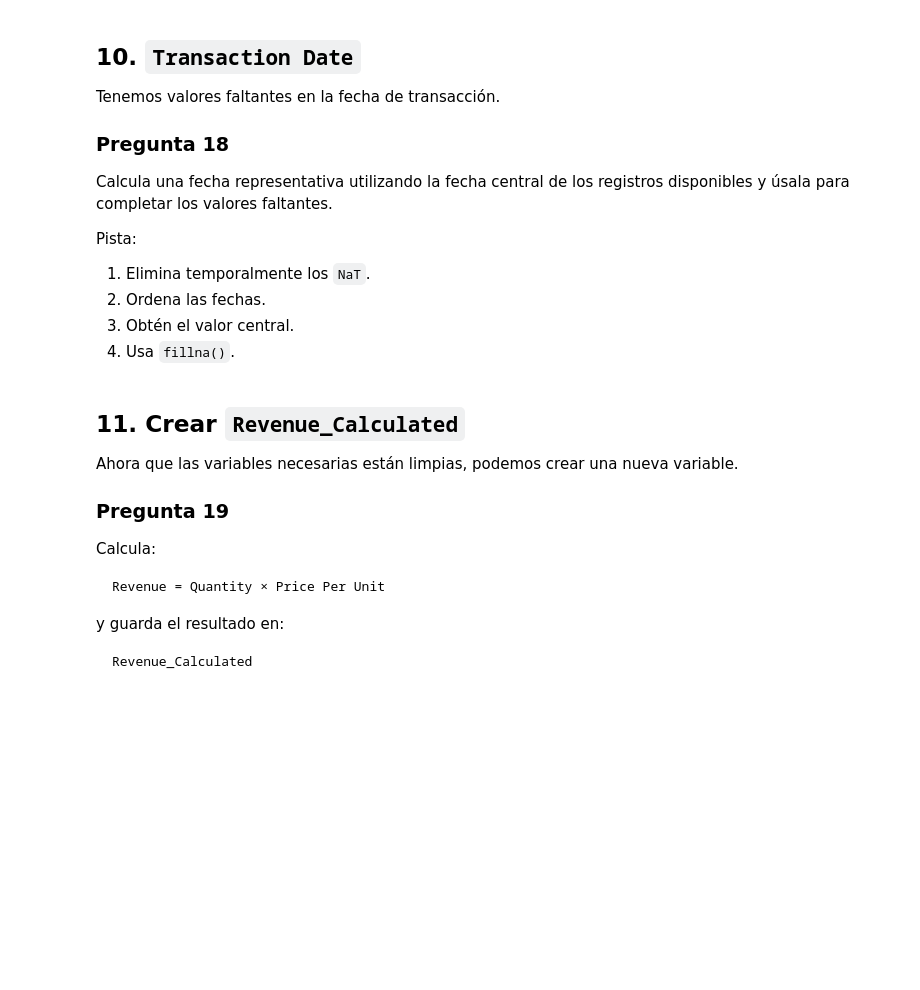
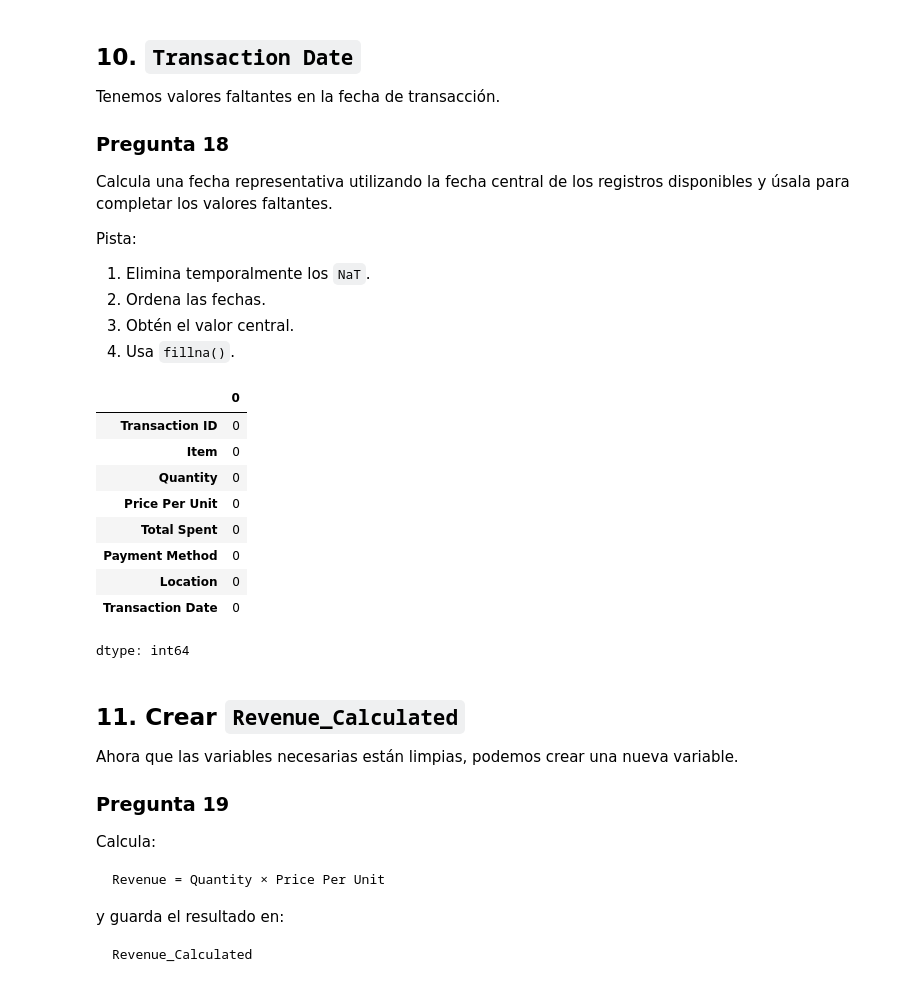
Before and after one commit to deije2226-wq/Bootcamp-Data-Science, a Jupyter notebook: 02_Python/Clase_08_Taller_Pandas_&_NumPy_Cafe_Sales.ipynb, the cells around one changed output. Saved outputs shown, nothing was run; the diff lists cells and outputs as text; code cells hidden in the pictures; blank space fills up the shorter version.

```diff
--- a/02_Python/Clase_08_Taller_Pandas_&_NumPy_Cafe_Sales.ipynb
+++ b/02_Python/Clase_08_Taller_Pandas_&_NumPy_Cafe_Sales.ipynb
@@ -286,3 +314,5 @@ Después comprueba que ya no existan valores nulos en esa columna.
 Calcula la mediana de `Price Per Unit` utilizando NumPy y úsala para completar cualquier valor faltante.
 # %%
 # Tu código aquí
+mediana_price = np.nanmedian(df['Price Per Unit'])
+mediana_price
@@ -288,0 +321,3 @@ Calcula la mediana de `Price Per Unit` utilizando NumPy y úsala para completar
+# %%
+df['Price Per Unit'] = df['Price Per Unit'].fillna(mediana_price)
+df['Price Per Unit'].isna().sum()
@@ -347,3 +403,18 @@ Pista:
+# %%
+mediana_fecha = pd.to_datetime(np.nanmedian(df["Transaction Date"].astype("int64")))
+df["Transaction Date"] = df["Transaction Date"].fillna(mediana_fecha)
+df. isnull(). sum()
+# %% [output]
+|  | 0 |
+| Transaction ID | 0 |
+| Item | 0 |
+| Quantity | 0 |
+| Price Per Unit | 0 |
+| Total Spent | 0 |
+| Payment Method | 0 |
+| Location | 0 |
+| Transaction Date | 0 |
+dtype: int64
 # %% [markdown]
 ## 11. Crear `Revenue_Calculated`
 
```
Also changed, not shown: parts of 29 cells of this notebook.
